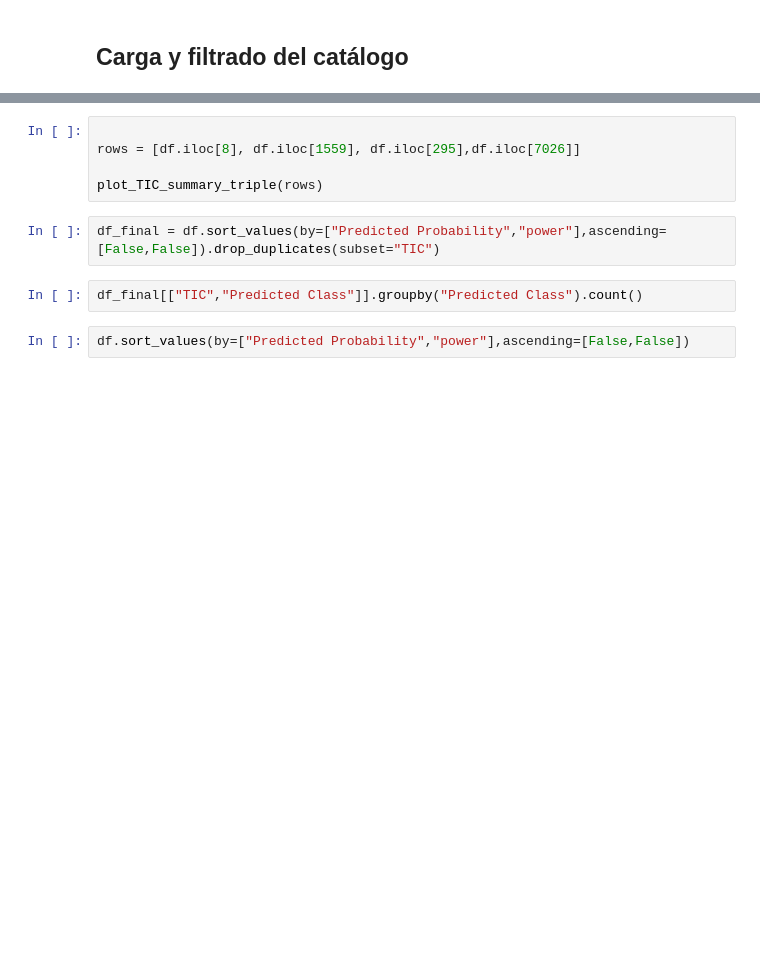
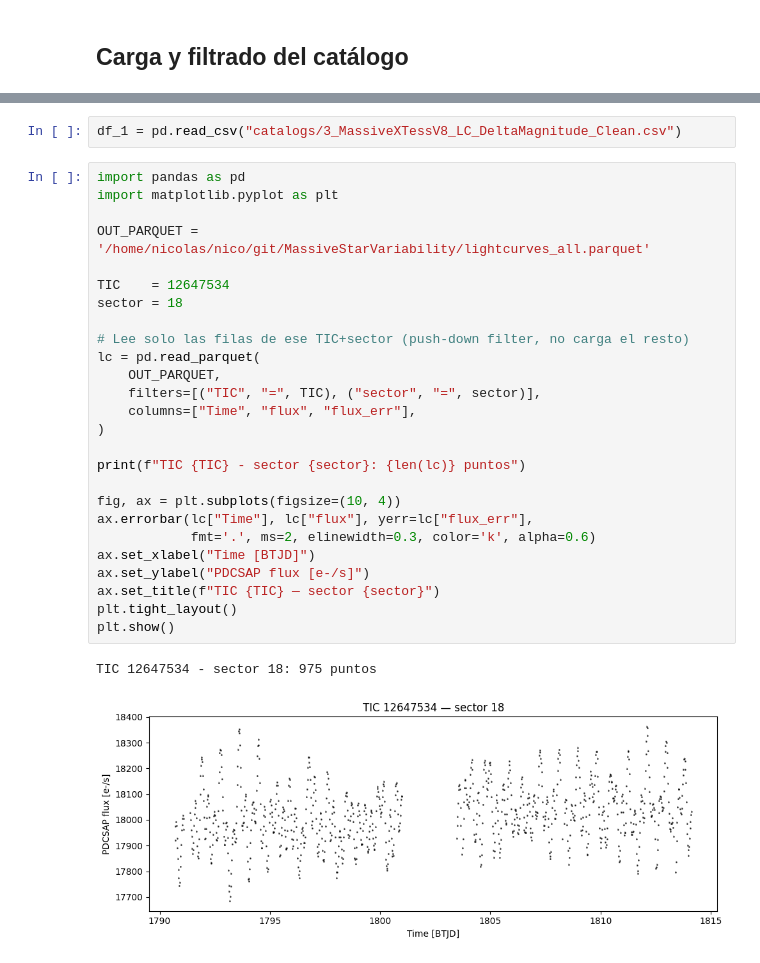
Before and after one commit to Monsalves-Gonzalez-N/MassiveStarVariability, a Jupyter notebook: 2_Github_TESS_variability_MassiveStarG12.ipynb, the cells around one changed output, grey strips where cells are left out. Cells and saved outputs as stored; diff of their text form; blank space fills up the shorter version.

Commit message:
Add analysis notebooks, catalogs, and cross-match plots
Co-Authored-By: Claude Opus 4.7 <noreply@anthropic.com>

```diff
--- a/2_Github_TESS_variability_MassiveStarG12.ipynb
+++ b/2_Github_TESS_variability_MassiveStarG12.ipynb
@@ -1368,11 +179,31 @@ df  = df.rename(columns={"CNN+RF_max_prob_class":'Predicted Class',
-# %%
-
-rows = [df.iloc[8], df.iloc[1559], df.iloc[295],df.iloc[7026]]
-
-plot_TIC_summary_triple(rows)
-# %%
-df_final = df.sort_values(by=["Predicted Probability","power"],ascending=[False,False]).drop_duplicates(subset="TIC")
-# %%
-df_final[["TIC","Predicted Class"]].groupby("Predicted Class").count()
-# %%
-df.sort_values(by=["Predicted Probability","power"],ascending=[False,False])
+# %%
+df_1 = pd.read_csv("catalogs/3_MassiveXTessV8_LC_DeltaMagnitude_Clean.csv")
+# %%
+import pandas as pd
+import matplotlib.pyplot as plt
+
+OUT_PARQUET = '/home/nicolas/nico/git/MassiveStarVariability/lightcurves_all.parquet'
+
+TIC    = 12647534
+sector = 18
+
+# Lee solo las filas de ese TIC+sector (push-down filter, no carga el resto)
+lc = pd.read_parquet(
+    OUT_PARQUET,
+    filters=[("TIC", "=", TIC), ("sector", "=", sector)],
+    columns=["Time", "flux", "flux_err"],
+)
+
+print(f"TIC {TIC} - sector {sector}: {len(lc)} puntos")
+
+fig, ax = plt.subplots(figsize=(10, 4))
+ax.errorbar(lc["Time"], lc["flux"], yerr=lc["flux_err"],
+            fmt='.', ms=2, elinewidth=0.3, color='k', alpha=0.6)
+ax.set_xlabel("Time [BTJD]")
+ax.set_ylabel("PDCSAP flux [e-/s]")
+ax.set_title(f"TIC {TIC} — sector {sector}")
+plt.tight_layout()
+plt.show()
+# %% [output]
+TIC 12647534 - sector 18: 975 puntos
+[figure, added]
```
Also changed, not shown: parts of 107 cells of this notebook, 9 other files.
